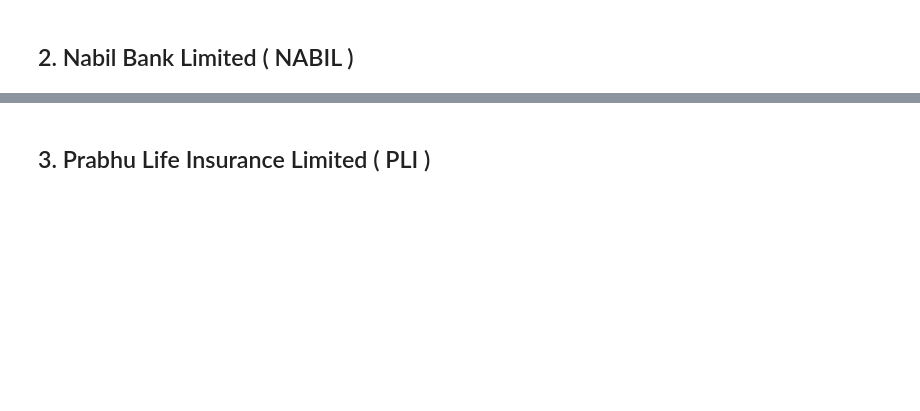
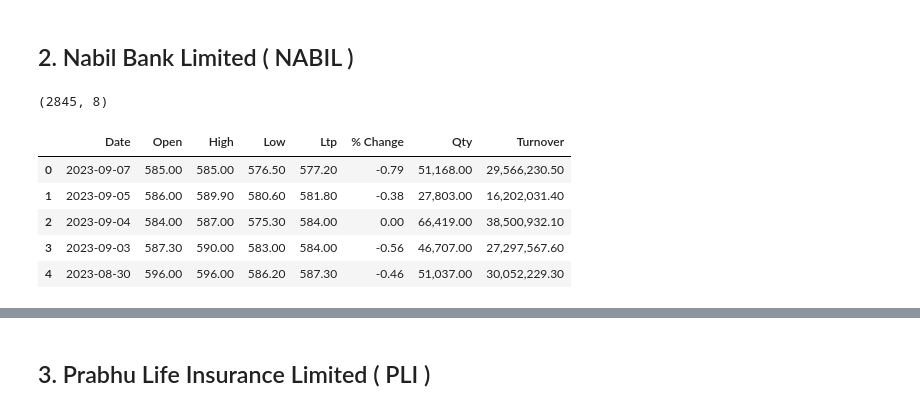
Before and after one commit to afterSt0rm/Scraping-Stock-Price-History, a Jupyter notebook: Scraping Stock Price History.ipynb, the cells around one changed output, grey strips where cells are left out. Drawn from its saved outputs; the diff is of its cells as text; code cells hidden in the pictures; blank space fills up the shorter version.

```diff
--- a/Scraping Stock Price History.ipynb
+++ b/Scraping Stock Price History.ipynb
@@ -42,3 +252,16 @@ nabil_df = pd.DataFrame({
     "Qty" : nabil_price_history[6],
     "Turnover" : nabil_price_history[7]
 })
+# %%
+nabil_df.shape
+# %% [output]
+(2845, 8)
+# %%
+nabil_df.head()
+# %% [output]
+|  | Date | Open | High | Low | Ltp | % Change | Qty | Turnover |
+| 0 | 2023-09-07 | 585.00 | 585.00 | 576.50 | 577.20 | -0.79 | 51,168.00 | 29,566,230.50 |
+| 1 | 2023-09-05 | 586.00 | 589.90 | 580.60 | 581.80 | -0.38 | 27,803.00 | 16,202,031.40 |
+| 2 | 2023-09-04 | 584.00 | 587.00 | 575.30 | 584.00 | 0.00 | 66,419.00 | 38,500,932.10 |
+| 3 | 2023-09-03 | 587.30 | 590.00 | 583.00 | 584.00 | -0.56 | 46,707.00 | 27,297,567.60 |
+| 4 | 2023-08-30 | 596.00 | 596.00 | 586.20 | 587.30 | -0.46 | 51,037.00 | 30,052,229.30 |
```
Also changed, not shown: parts of 50 cells of this notebook.
